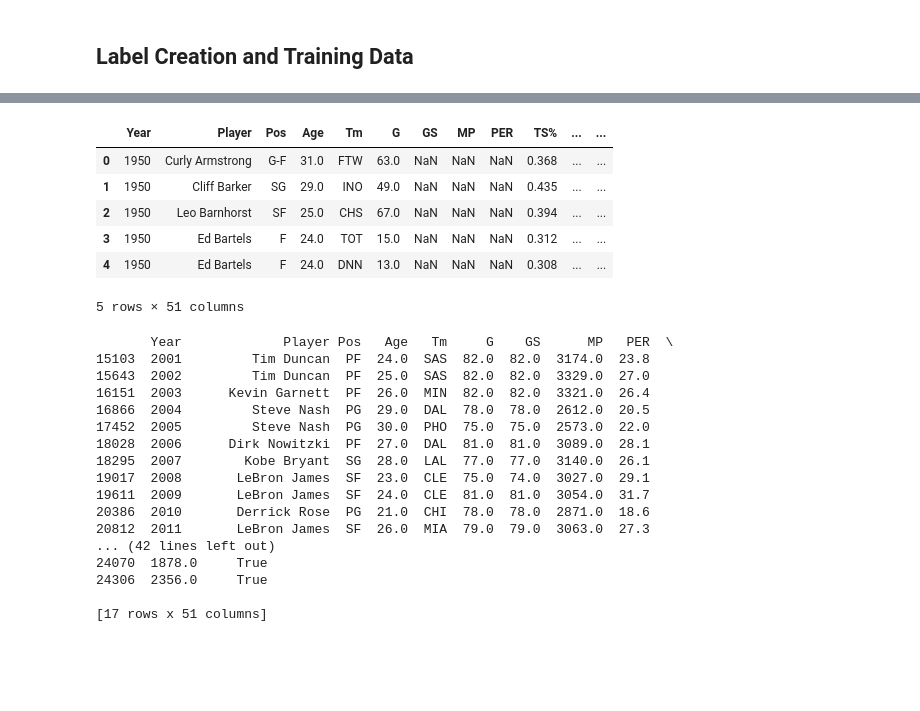
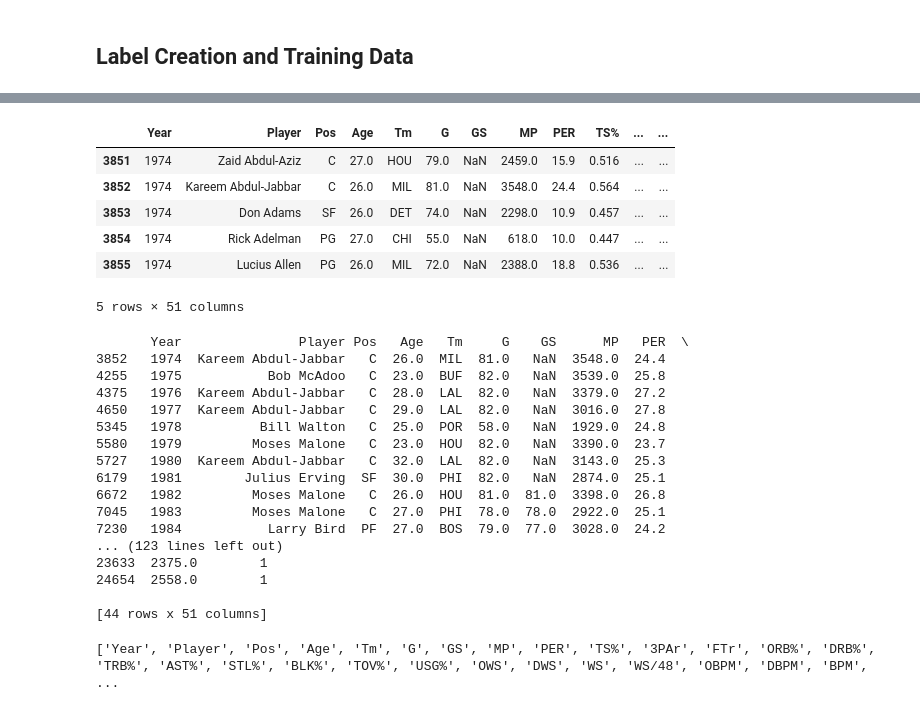
Before and after one commit to HanshalDabbiru/CS179, a Jupyter notebook: main.ipynb, the cells around one changed output, grey strips where cells are left out. Saved outputs shown, nothing was run; the diff lists cells and outputs as text; code cells hidden in the pictures; blank space fills up the shorter version.

```diff
--- a/main.ipynb
+++ b/main.ipynb
@@ -53 +40,8 @@ df.head(10)
+# %%
+df['Player'] = df['Player'].str.replace('*', '', regex=False)
+df = df.drop(columns=["Unnamed: 0"])
+df = df.drop(columns=["blanl", "blank2"])
+df = df[df['Year'].notna()]
+df['Year'] = df['Year'].astype(int)
+df = df[df['Year'] > 1973]
 # %%
@@ -179,31 +170,35 @@ print(test_mvp_winners)
 # %%
-df['Won_MVP'] = df.apply(lambda row: row['Player'] == mvp_winners.get(row['Year']), axis=1)
+df['Won_MVP'] = df.apply(lambda row: int(row['Player'] == mvp_winners.get(row['Year'])), axis=1)
 df.head()
 # %% [output]
 |  | Year | Player | Pos | Age | Tm | G | GS | MP | PER | TS% | ... | ... |
-| 0 | 1950 | Curly Armstrong | G-F | 31.0 | FTW | 63.0 | NaN | NaN | NaN | 0.368 | ... | ... |
-| 1 | 1950 | Cliff Barker | SG | 29.0 | INO | 49.0 | NaN | NaN | NaN | 0.435 | ... | ... |
-| 2 | 1950 | Leo Barnhorst | SF | 25.0 | CHS | 67.0 | NaN | NaN | NaN | 0.394 | ... | ... |
-| 3 | 1950 | Ed Bartels | F | 24.0 | TOT | 15.0 | NaN | NaN | NaN | 0.312 | ... | ... |
-| 4 | 1950 | Ed Bartels | F | 24.0 | DNN | 13.0 | NaN | NaN | NaN | 0.308 | ... | ... |
+| 3851 | 1974 | Zaid Abdul-Aziz | C | 27.0 | HOU | 79.0 | NaN | 2459.0 | 15.9 | 0.516 | ... | ... |
+| 3852 | 1974 | Kareem Abdul-Jabbar | C | 26.0 | MIL | 81.0 | NaN | 3548.0 | 24.4 | 0.564 | ... | ... |
+| 3853 | 1974 | Don Adams | SF | 26.0 | DET | 74.0 | NaN | 2298.0 | 10.9 | 0.457 | ... | ... |
+| 3854 | 1974 | Rick Adelman | PG | 27.0 | CHI | 55.0 | NaN | 618.0 | 10.0 | 0.447 | ... | ... |
+| 3855 | 1974 | Lucius Allen | PG | 26.0 | MIL | 72.0 | NaN | 2388.0 | 18.8 | 0.536 | ... | ... |
 5 rows × 51 columns
 # %%
-print(df[df['Won_MVP'] == True])
+print(df[df['Won_MVP'] == 1])
 # %% [output]
-       Year             Player Pos   Age   Tm     G    GS      MP   PER  \
-15103  2001         Tim Duncan  PF  24.0  SAS  82.0  82.0  3174.0  23.8
-15643  2002         Tim Duncan  PF  25.0  SAS  82.0  82.0  3329.0  27.0
-16151  2003      Kevin Garnett  PF  26.0  MIN  82.0  82.0  3321.0  26.4
-16866  2004         Steve Nash  PG  29.0  DAL  78.0  78.0  2612.0  20.5
-17452  2005         Steve Nash  PG  30.0  PHO  75.0  75.0  2573.0  22.0
-18028  2006      Dirk Nowitzki  PF  27.0  DAL  81.0  81.0  3089.0  28.1
-18295  2007        Kobe Bryant  SG  28.0  LAL  77.0  77.0  3140.0  26.1
-19017  2008       LeBron James  SF  23.0  CLE  75.0  74.0  3027.0  29.1
-19611  2009       LeBron James  SF  24.0  CLE  81.0  81.0  3054.0  31.7
-20386  2010       Derrick Rose  PG  21.0  CHI  78.0  78.0  2871.0  18.6
-20812  2011       LeBron James  SF  26.0  MIA  79.0  79.0  3063.0  27.3
-... (42 lines left out)
-24070  1878.0     True
-24306  2356.0     True
+       Year               Player Pos   Age   Tm     G    GS      MP   PER  \
+3852   1974  Kareem Abdul-Jabbar   C  26.0  MIL  81.0   NaN  3548.0  24.4
+4255   1975           Bob McAdoo   C  23.0  BUF  82.0   NaN  3539.0  25.8
+4375   1976  Kareem Abdul-Jabbar   C  28.0  LAL  82.0   NaN  3379.0  27.2
+4650   1977  Kareem Abdul-Jabbar   C  29.0  LAL  82.0   NaN  3016.0  27.8
+5345   1978          Bill Walton   C  25.0  POR  58.0   NaN  1929.0  24.8
+5580   1979         Moses Malone   C  23.0  HOU  82.0   NaN  3390.0  23.7
+5727   1980  Kareem Abdul-Jabbar   C  32.0  LAL  82.0   NaN  3143.0  25.3
+6179   1981        Julius Erving  SF  30.0  PHI  82.0   NaN  2874.0  25.1
+6672   1982         Moses Malone   C  26.0  HOU  81.0  81.0  3398.0  26.8
+7045   1983         Moses Malone   C  27.0  PHI  78.0  78.0  2922.0  25.1
+7230   1984           Larry Bird  PF  27.0  BOS  79.0  77.0  3028.0  24.2
+... (123 lines left out)
+23633  2375.0        1
+24654  2558.0        1
 
-[17 rows x 51 columns]
+[44 rows x 51 columns]
+# %%
+print(list(df.columns))
+# %% [output]
+['Year', 'Player', 'Pos', 'Age', 'Tm', 'G', 'GS', 'MP', 'PER', 'TS%', '3PAr', 'FTr', 'ORB%', 'DRB%', 'TRB%', 'AST%', 'STL%', 'BLK%', 'TOV%', 'USG%', 'OWS', 'DWS', 'WS', 'WS/48', 'OBPM', 'DBPM', 'BPM', ...
```
Also changed, not shown: parts of 9 cells of this notebook.
